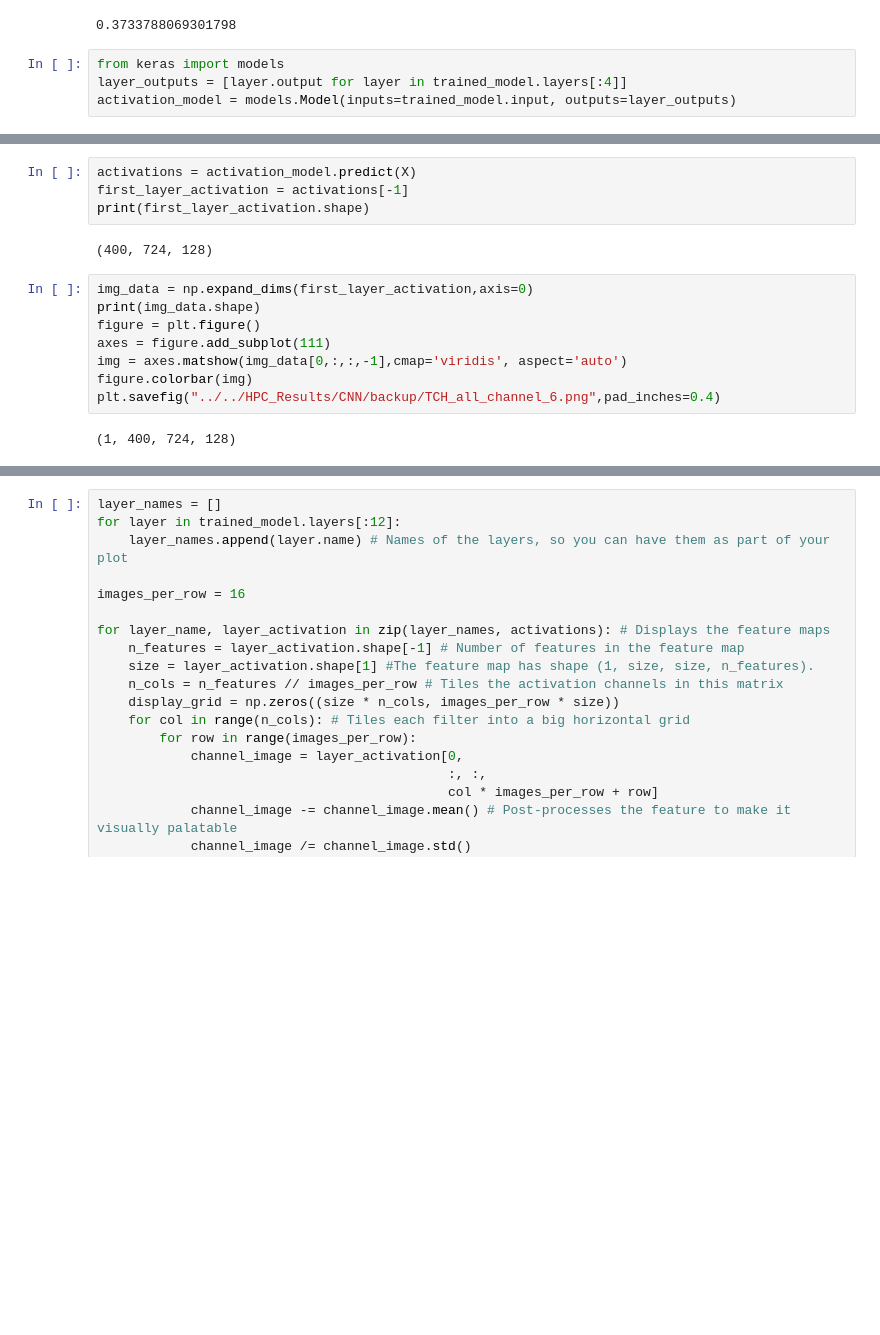
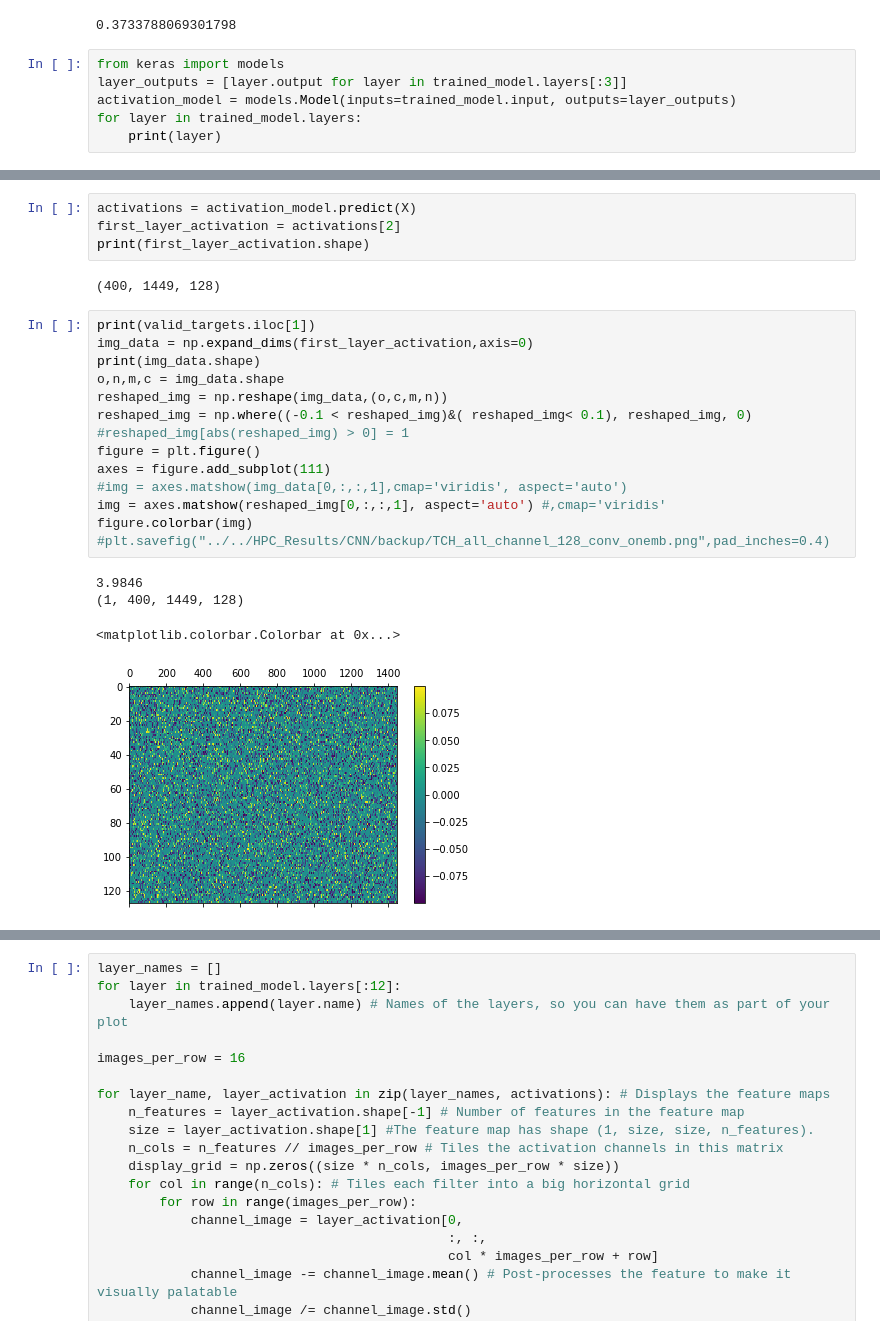
Before and after one commit to CCS-voidBird/PhD_Notebook, a Jupyter notebook: Code/DownStream_Analysis_ML.ipynb, the cells around one changed output, grey strips where cells are left out. Cells and saved outputs as stored; diff of their text form; blank space fills up the shorter version.

```diff
--- a/Code/DownStream_Analysis_ML.ipynb
+++ b/Code/DownStream_Analysis_ML.ipynb
@@ -143,5 +143,7 @@ print(np.corrcoef(outputs,valid_targets)[0,1])
 0.3733788069301798
 # %%
 from keras import models
-layer_outputs = [layer.output for layer in trained_model.layers[:4]]
+layer_outputs = [layer.output for layer in trained_model.layers[:3]]
 activation_model = models.Model(inputs=trained_model.input, outputs=layer_outputs)
+for layer in trained_model.layers:
+    print(layer)
@@ -148,16 +167,25 @@ activation_model = models.Model(inputs=trained_model.input, outputs=layer_output
 # %%
 activations = activation_model.predict(X)
-first_layer_activation = activations[-1]
+first_layer_activation = activations[2]
 print(first_layer_activation.shape)
 # %% [output]
-(400, 724, 128)
+(400, 1449, 128)
 # %%
+print(valid_targets.iloc[1])
 img_data = np.expand_dims(first_layer_activation,axis=0)
 print(img_data.shape)
+o,n,m,c = img_data.shape
+reshaped_img = np.reshape(img_data,(o,c,m,n))
+reshaped_img = np.where((-0.1 < reshaped_img)&( reshaped_img< 0.1), reshaped_img, 0)
+#reshaped_img[abs(reshaped_img) > 0] = 1
 figure = plt.figure()
 axes = figure.add_subplot(111)
-img = axes.matshow(img_data[0,:,:,-1],cmap='viridis', aspect='auto')
+#img = axes.matshow(img_data[0,:,:,1],cmap='viridis', aspect='auto')
+img = axes.matshow(reshaped_img[0,:,:,1], aspect='auto') #,cmap='viridis'
 figure.colorbar(img)
-plt.savefig("../../HPC_Results/CNN/backup/TCH_all_channel_6.png",pad_inches=0.4)
+#plt.savefig("../../HPC_Results/CNN/backup/TCH_all_channel_128_conv_onemb.png",pad_inches=0.4)
 # %% [output]
-(1, 400, 724, 128)
+3.9846
+(1, 400, 1449, 128)
+<matplotlib.colorbar.Colorbar at 0x...>
+[figure, added]
```
Also changed, not shown: parts of 4 cells of this notebook, 3 other files.
